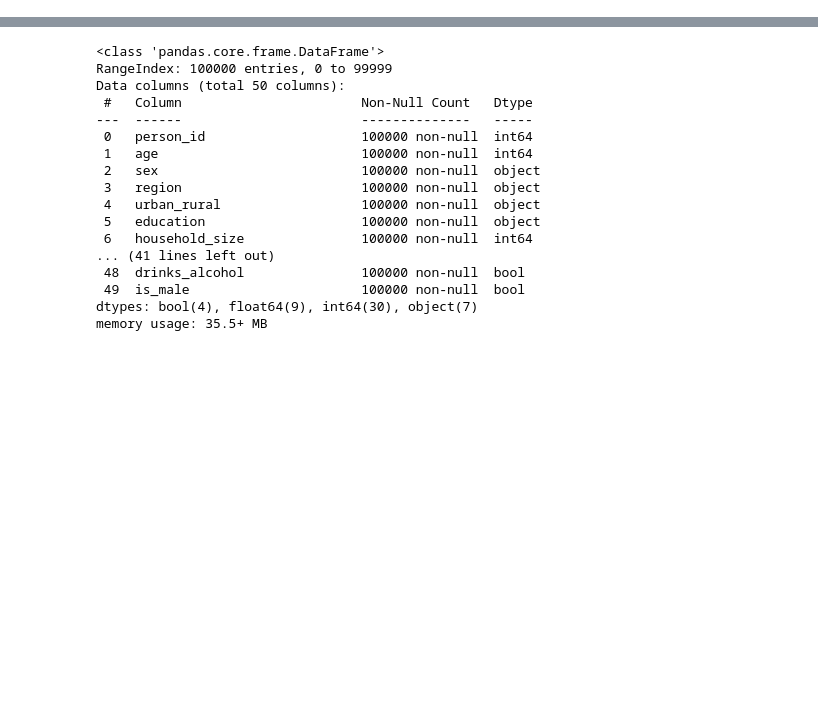
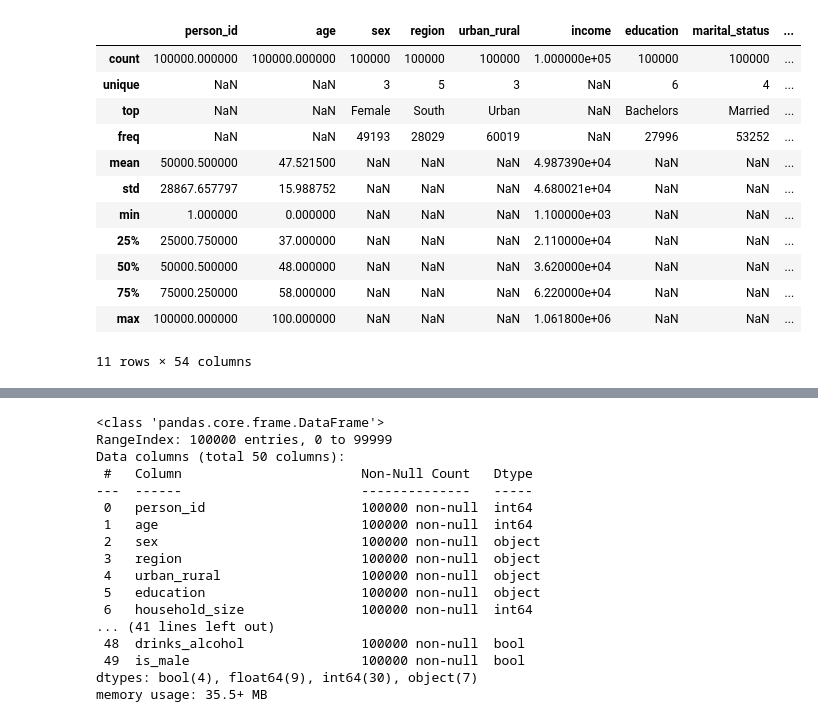
Before and after one commit to Abled773/HI-Risk-Prediction-and-Analysis, a Jupyter notebook: Risk_Analysis_and_Prediction.ipynb, the cells around one changed output, grey strips where cells are left out. Cells and saved outputs as stored; diff of their text form; code cells hidden in the pictures; blank space fills up the shorter version.

```diff
--- a/Risk_Analysis_and_Prediction.ipynb
+++ b/Risk_Analysis_and_Prediction.ipynb
@@ -28,0 +72,16 @@ Index(['person_id', 'age', 'sex', 'region', 'urban_rural', 'income',
+# %%
+raw.describe(include="all")
+# %% [output]
+|  | person_id | age | sex | region | urban_rural | income | education | marital_status | ... |
+| count | 100000.000000 | 100000.000000 | 100000 | 100000 | 100000 | 1.000000e+05 | 100000 | 100000 | ... |
+| unique | NaN | NaN | 3 | 5 | 3 | NaN | 6 | 4 | ... |
+| top | NaN | NaN | Female | South | Urban | NaN | Bachelors | Married | ... |
+| freq | NaN | NaN | 49193 | 28029 | 60019 | NaN | 27996 | 53252 | ... |
+| mean | 50000.500000 | 47.521500 | NaN | NaN | NaN | 4.987390e+04 | NaN | NaN | ... |
+| std | 28867.657797 | 15.988752 | NaN | NaN | NaN | 4.680021e+04 | NaN | NaN | ... |
+| min | 1.000000 | 0.000000 | NaN | NaN | NaN | 1.100000e+03 | NaN | NaN | ... |
+| 25% | 25000.750000 | 37.000000 | NaN | NaN | NaN | 2.110000e+04 | NaN | NaN | ... |
+| 50% | 50000.500000 | 48.000000 | NaN | NaN | NaN | 3.620000e+04 | NaN | NaN | ... |
+| 75% | 75000.250000 | 58.000000 | NaN | NaN | NaN | 6.220000e+04 | NaN | NaN | ... |
+| max | 100000.000000 | 100.000000 | NaN | NaN | NaN | 1.061800e+06 | NaN | NaN | ... |
+11 rows × 54 columns
```
Also changed, not shown: parts of 12 cells of this notebook.
